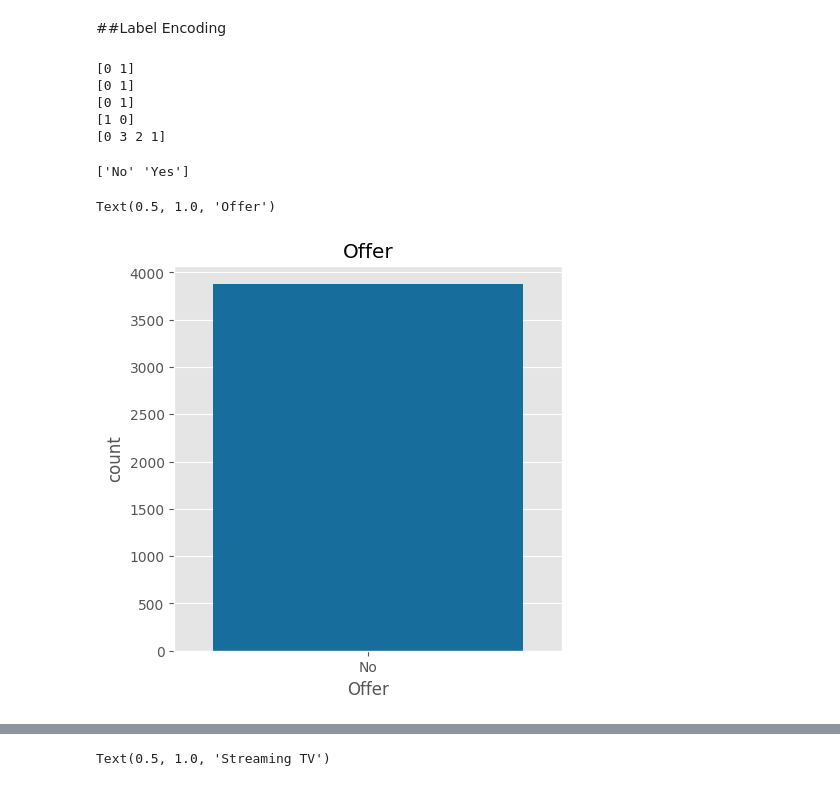
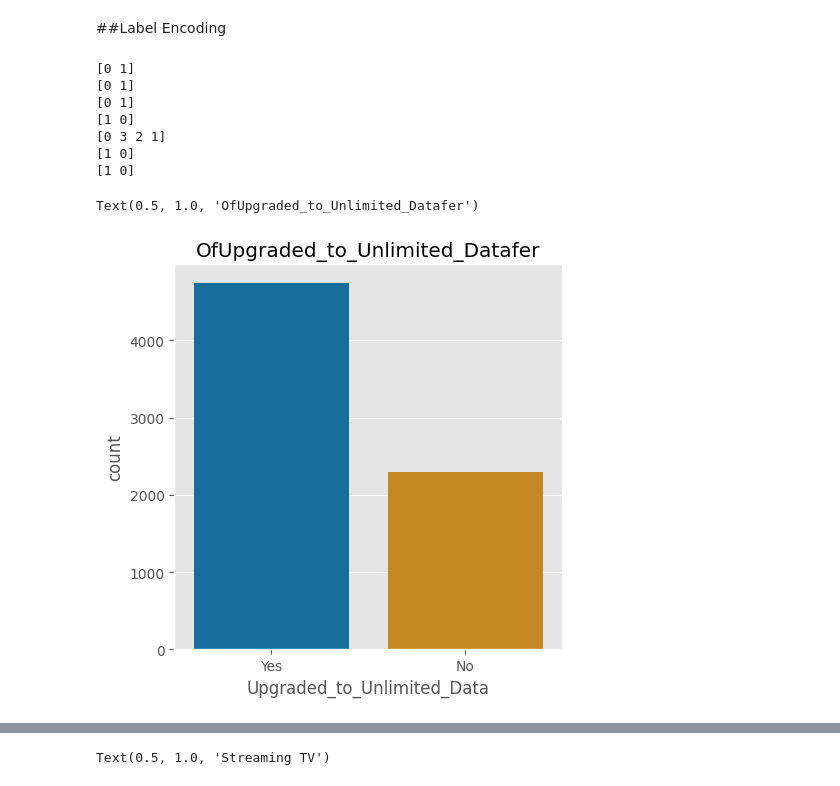
Before and after one commit to oneeyed-yggdrasil/CustomerSatisfaction, a Jupyter notebook: cc_new_01.ipynb, the cells around one changed output, grey strips where cells are left out. Drawn from its saved outputs; the diff is of its cells as text; code cells hidden in the pictures.

```diff
--- a/cc_new_01.ipynb
+++ b/cc_new_01.ipynb
@@ -586,11 +580,16 @@ data
 # %% [markdown]
 ##Label Encoding
 # %%
+data['Streaming_TV'] = data['Streaming_TV'].str.strip().map({"No internet service": "No", 'Yes' : 'Yes', 'No' : 'No'})
 data.Streaming_TV = data.Streaming_TV.map({'No' : 1, 'Yes' : 0})
 data.Partner = data.Partner.map({'Yes' : 0, 'No' : 1})
 data.Dependents = data.Dependents.map({'Yes' : 0, 'No' : 1})
 data.Service_type = data.Service_type.map({'Internet Service' : 0, 'Phone Service' : 1})
 data.Internet_Service_type = data.Internet_Service_type.map({'Cable' : 0, 'No' : 1, 'DSL' : 2, 'Fiber Optic' : 3})
+data.Offer = data.Offer.map({'Offer A' : 'Yes', 'Offer B' : 'Yes', 'Offer C' : 'Yes', 'Offer D' : 'Yes', 'Offer E' : 'Yes', 'No':'No'})
+data.Offer = data.Offer.map({'No' : 1, 'Yes' : 0})
+data.Upgraded_to_Unlimited_Data = data.Upgraded_to_Unlimited_Data.map({'Yes' : 'Yes', 'Phone customers' : 'No', 'No' : 'No'})
+data.Upgraded_to_Unlimited_Data = data.Upgraded_to_Unlimited_Data.map({'No' : 0, 'Yes' : 1})
 # %%
 
 print(data.Streaming_TV.unique())
@@ -598,9 +597,13 @@ print(data.Partner.unique())
 print(data.Dependents.unique())
 print(data.Service_type.unique())
 print(data.Internet_Service_type.unique())
+print(data.Offer.unique())
+print(data.Upgraded_to_Unlimited_Data.unique())
 # %% [output]
 [0 1]
 [0 1]
 [0 1]
 [1 0]
 [0 3 2 1]
+[1 0]
+[1 0]
@@ -609,11 +610,7 @@ data.Offer = data.Offer.map({'Offer A' : 'Yes', 'Offer B' : 'Yes', 'Offer C' : '
-# %%
-print(data.Offer.unique())
-# %% [output]
-['No' 'Yes']
-# %%
-plt.figure(figsize=(5,5))
-ax = sns.countplot(x="Offer", data=data, order = data['Offer'].value_counts().index, palette = 'colorblind')
-plt.title("Offer")
-# %% [output]
-Text(0.5, 1.0, 'Offer')
-[figure, removed]
+# %%
+plt.figure(figsize=(5,5))
+ax = sns.countplot(x="Upgraded_to_Unlimited_Data", data=data, order = data['Upgraded_to_Unlimited_Data'].value_counts().index, palette = 'colorblind')
+plt.title("Upgraded_to_Unlimited_Data")
+# %% [output]
+Text(0.5, 1.0, 'OfUpgraded_to_Unlimited_Datafer')
+[figure, added]
```
Also changed, not shown: parts of 25 cells of this notebook.
